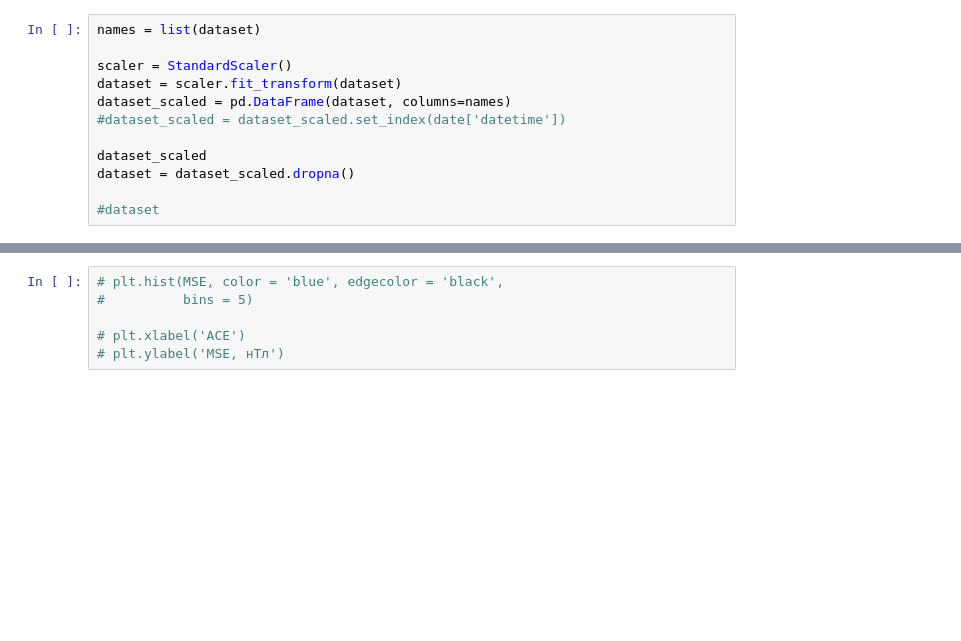
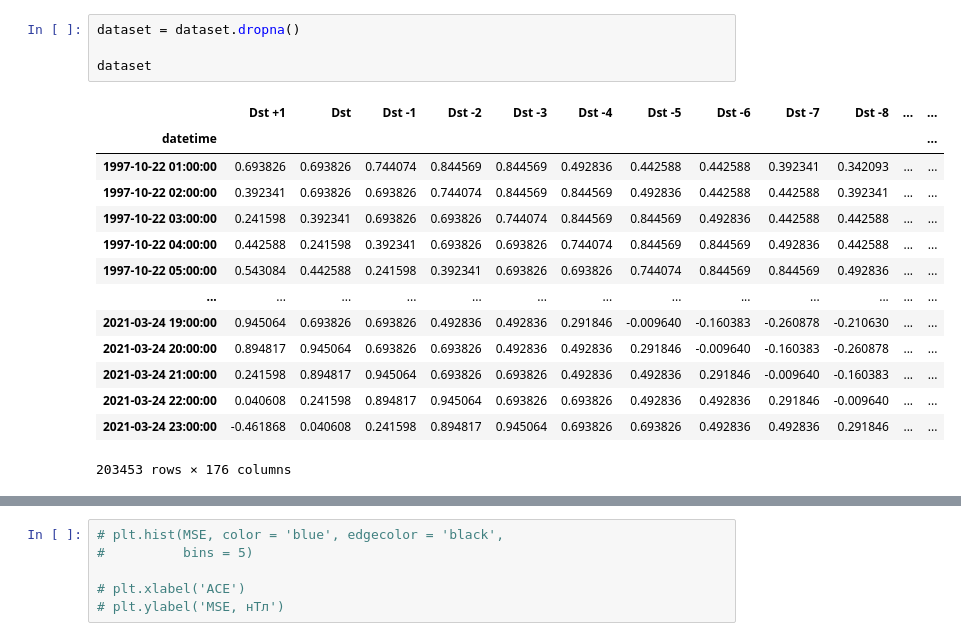
Before and after one commit to pyatikop/dst, a Jupyter notebook: code.ipynb, the cells around one changed output, grey strips where cells are left out. Saved outputs shown, nothing was run; the diff lists cells and outputs as text; blank space fills up the shorter version.

```diff
--- a/code.ipynb
+++ b/code.ipynb
@@ -93,15 +122,22 @@ dataset
-# %%
-names = list(dataset)
-
-scaler = StandardScaler()
-dataset = scaler.fit_transform(dataset)
-dataset_scaled = pd.DataFrame(dataset, columns=names)
-#dataset_scaled = dataset_scaled.set_index(date['datetime'])
-
-dataset_scaled
-dataset = dataset_scaled.dropna()
-
-#dataset
+# %%
+dataset = dataset.dropna()
+
+dataset
+# %% [output]
+|  | Dst +1 | Dst | Dst -1 | Dst -2 | Dst -3 | Dst -4 | Dst -5 | Dst -6 | Dst -7 | Dst -8 | ... | ... |
+| datetime |  |  |  |  |  |  |  |  |  |  |  | ... |
+| 1997-10-22 01:00:00 | 0.693826 | 0.693826 | 0.744074 | 0.844569 | 0.844569 | 0.492836 | 0.442588 | 0.442588 | 0.392341 | 0.342093 | ... | ... |
+| 1997-10-22 02:00:00 | 0.392341 | 0.693826 | 0.693826 | 0.744074 | 0.844569 | 0.844569 | 0.492836 | 0.442588 | 0.442588 | 0.392341 | ... | ... |
+| 1997-10-22 03:00:00 | 0.241598 | 0.392341 | 0.693826 | 0.693826 | 0.744074 | 0.844569 | 0.844569 | 0.492836 | 0.442588 | 0.442588 | ... | ... |
+| 1997-10-22 04:00:00 | 0.442588 | 0.241598 | 0.392341 | 0.693826 | 0.693826 | 0.744074 | 0.844569 | 0.844569 | 0.492836 | 0.442588 | ... | ... |
+| 1997-10-22 05:00:00 | 0.543084 | 0.442588 | 0.241598 | 0.392341 | 0.693826 | 0.693826 | 0.744074 | 0.844569 | 0.844569 | 0.492836 | ... | ... |
+| ... | ... | ... | ... | ... | ... | ... | ... | ... | ... | ... | ... | ... |
+| 2021-03-24 19:00:00 | 0.945064 | 0.693826 | 0.693826 | 0.492836 | 0.492836 | 0.291846 | -0.009640 | -0.160383 | -0.260878 | -0.210630 | ... | ... |
+| 2021-03-24 20:00:00 | 0.894817 | 0.945064 | 0.693826 | 0.693826 | 0.492836 | 0.492836 | 0.291846 | -0.009640 | -0.160383 | -0.260878 | ... | ... |
+| 2021-03-24 21:00:00 | 0.241598 | 0.894817 | 0.945064 | 0.693826 | 0.693826 | 0.492836 | 0.492836 | 0.291846 | -0.009640 | -0.160383 | ... | ... |
+| 2021-03-24 22:00:00 | 0.040608 | 0.241598 | 0.894817 | 0.945064 | 0.693826 | 0.693826 | 0.492836 | 0.492836 | 0.291846 | -0.009640 | ... | ... |
+| 2021-03-24 23:00:00 | -0.461868 | 0.040608 | 0.241598 | 0.894817 | 0.945064 | 0.693826 | 0.693826 | 0.492836 | 0.492836 | 0.291846 | ... | ... |
+203453 rows × 176 columns
 # %%
 data_discover = pd.read_csv(r'Discover_с_интреполяцией12_актуальные_данные_до_22.09.2024.csv', sep=';', decimal=',')
 
```
Also changed, not shown: parts of 13 cells of this notebook.
